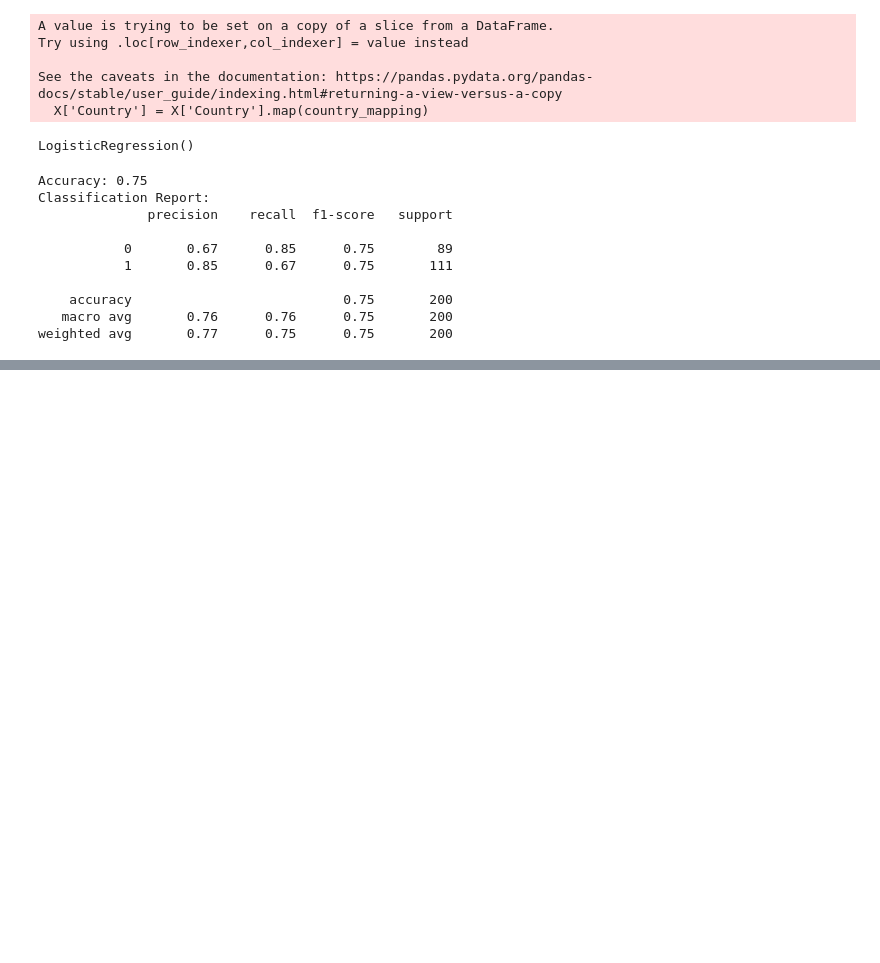
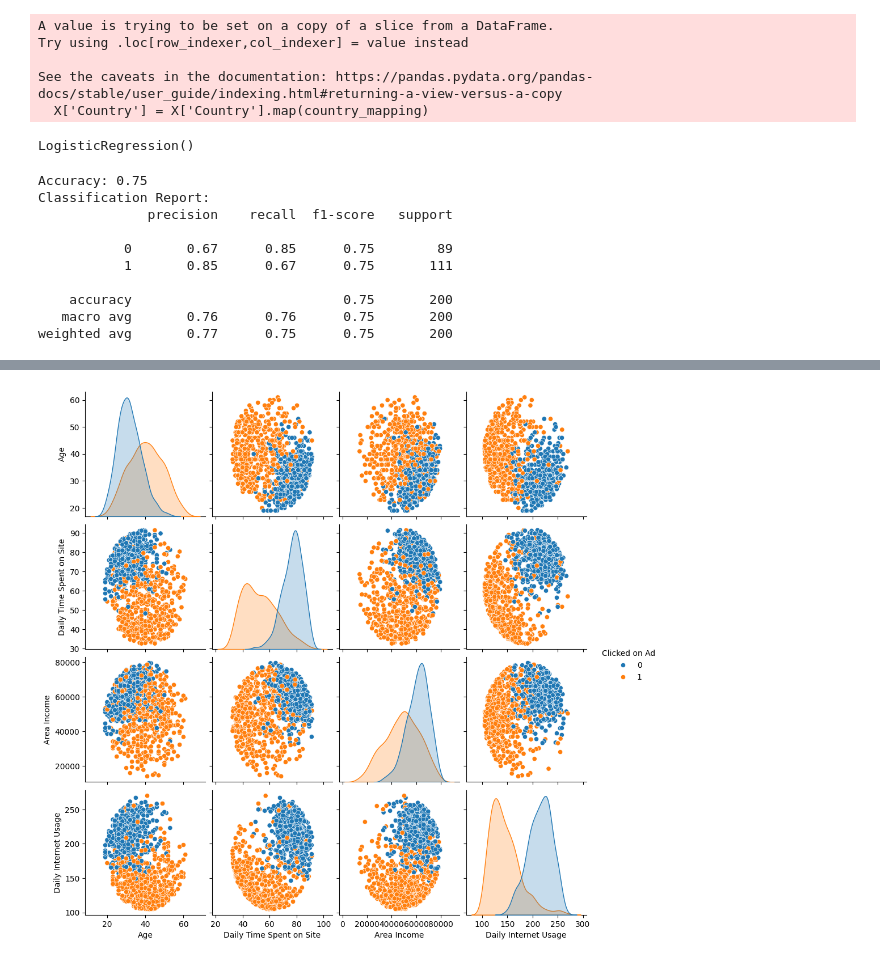
Before and after one commit to aaditwadhwa/AD-Prediction-Model, a Jupyter notebook: AIML2.ipynb, the cells around one changed output, grey strips where cells are left out. Drawn from its saved outputs; the diff is of its cells as text; code cells hidden in the pictures; blank space fills up the shorter version.

```diff
--- a/AIML2.ipynb
+++ b/AIML2.ipynb
@@ -194,0 +237,7 @@ Predicted probability of clicking on the ad: 27.66725637886506 %
+# %%
+# Pair plot for numerical variables
+sns.pairplot(data[['Age', 'Daily Time Spent on Site', 'Area Income', 'Daily Internet Usage', 'Clicked on Ad']],
+             hue='Clicked on Ad', diag_kind='kde')
+plt.show()
+# %% [output]
+[figure, added]
```
Also changed, not shown: parts of 10 cells of this notebook.
